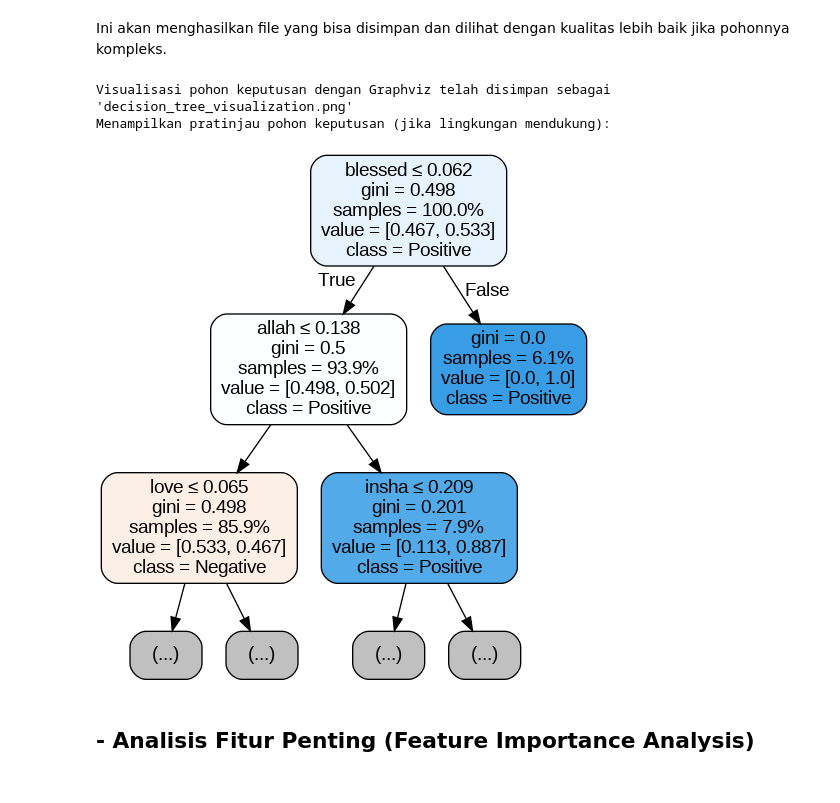
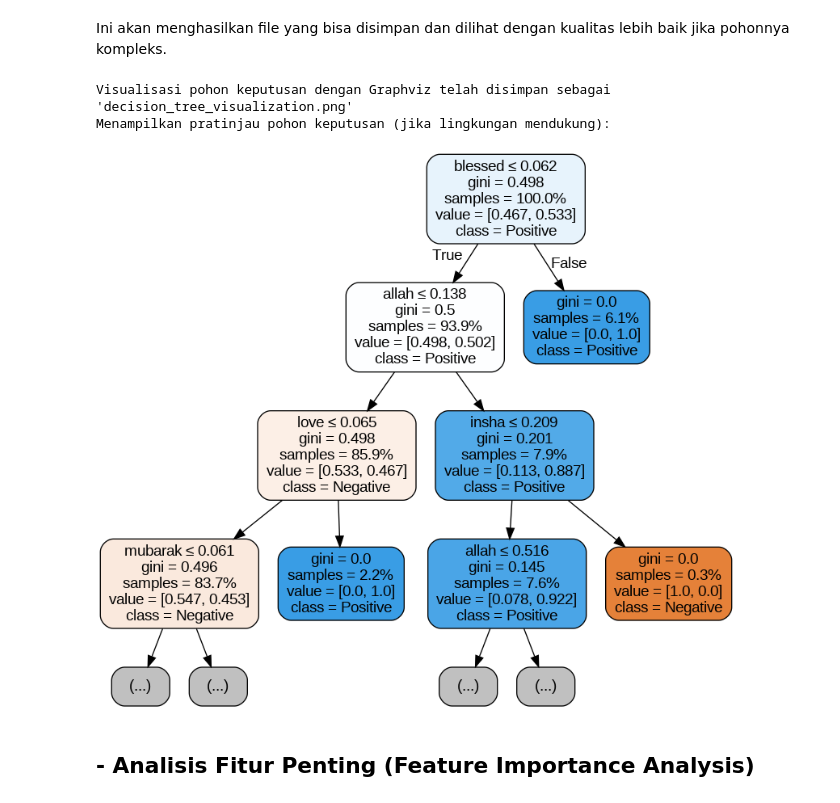
Before and after one commit to LatiefDataVisionary/text-mining-and-natural-language-processing-college-task, a Jupyter notebook: notebooks/decision_tree_model.ipynb, the cells around one changed output. Cells and saved outputs as stored; diff of their text form; code cells hidden in the pictures.

```diff
--- a/notebooks/decision_tree_model.ipynb
+++ b/notebooks/decision_tree_model.ipynb
@@ -483,35 +539,35 @@ Ini akan menghasilkan file yang bisa disimpan dan dilihat dengan kualitas lebih
 dot_data = export_graphviz(
     best_dt_model,
     out_file=None,  # Tidak menyimpan ke file DOT secara langsung, tapi mengembalikan string
     feature_names=tfidf.get_feature_names_out(),
     class_names=['Negative', 'Positive'],
     filled=True,
     rounded=True,
-    max_depth=2,  # Batasi kedalaman untuk visualisasi Graphviz yang lebih ringkas
+    max_depth=3,  # Batasi kedalaman untuk visualisasi Graphviz yang lebih ringkas
     special_characters=True,
     proportion=True,
     impurity=True,
     label='all'
 )
 
 # Merender grafik menggunakan Graphviz
 graph = graphviz.Source(dot_data, format="png")
 graph.render("decision_tree_visualization") # Menyimpan sebagai 'decision_tree_visualization.png'
 
 print("Visualisasi pohon keputusan dengan Graphviz telah disimpan sebagai 'decision_tree_visualization.png'")
 print("Menampilkan pratinjau pohon keputusan (jika lingkungan mendukung):")
 # graph # Baris ini akan menampilkan grafik di notebook jika environment mendukung (seperti Jupyter/Colab)
 # Jika tidak, buka file PNG yang dihasilkan.
 # Untuk Colab, kadang lebih baik menampilkan file PNG langsung:
 from IPython.display import Image
 try:
     display(Image(filename='decision_tree_visualization.png'))
 except FileNotFoundError:
     print("File PNG tidak ditemukan. Mungkin ada masalah saat rendering.")
 # %% [output]
 Visualisasi pohon keputusan dengan Graphviz telah disimpan sebagai 'decision_tree_visualization.png'
 Menampilkan pratinjau pohon keputusan (jika lingkungan mendukung):
-[figure, old version]
+[figure, new version]
 # %% [markdown]
 ## **- Analisis Fitur Penting (Feature Importance Analysis)**
 # %% [markdown]
```
Also changed, not shown: parts of 6 cells of this notebook.
